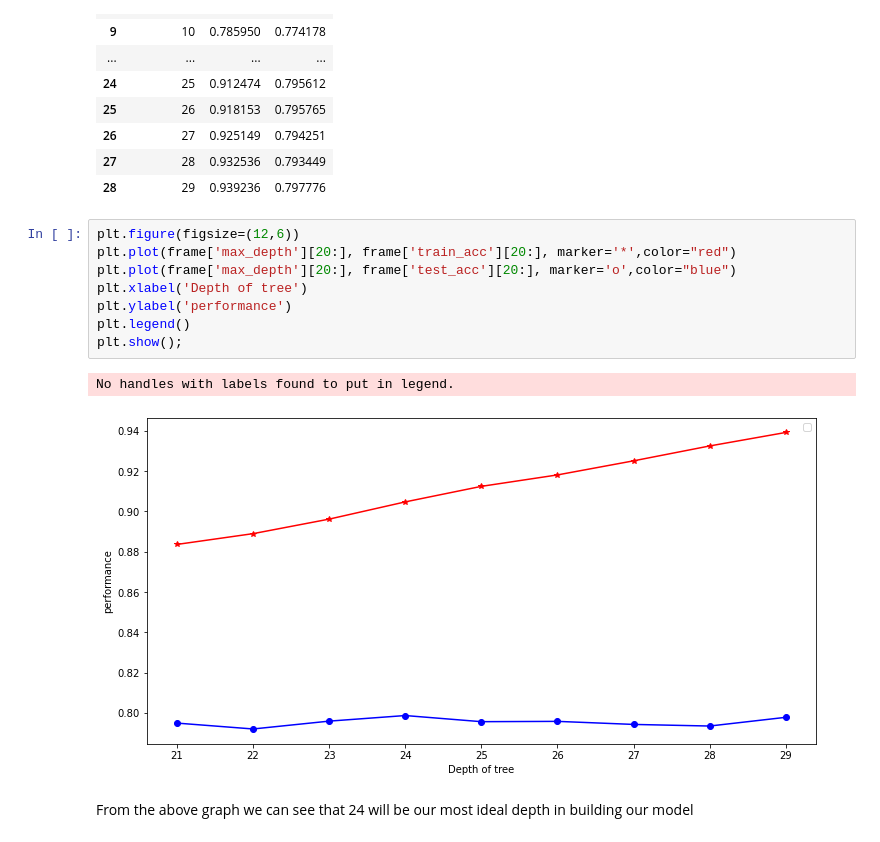
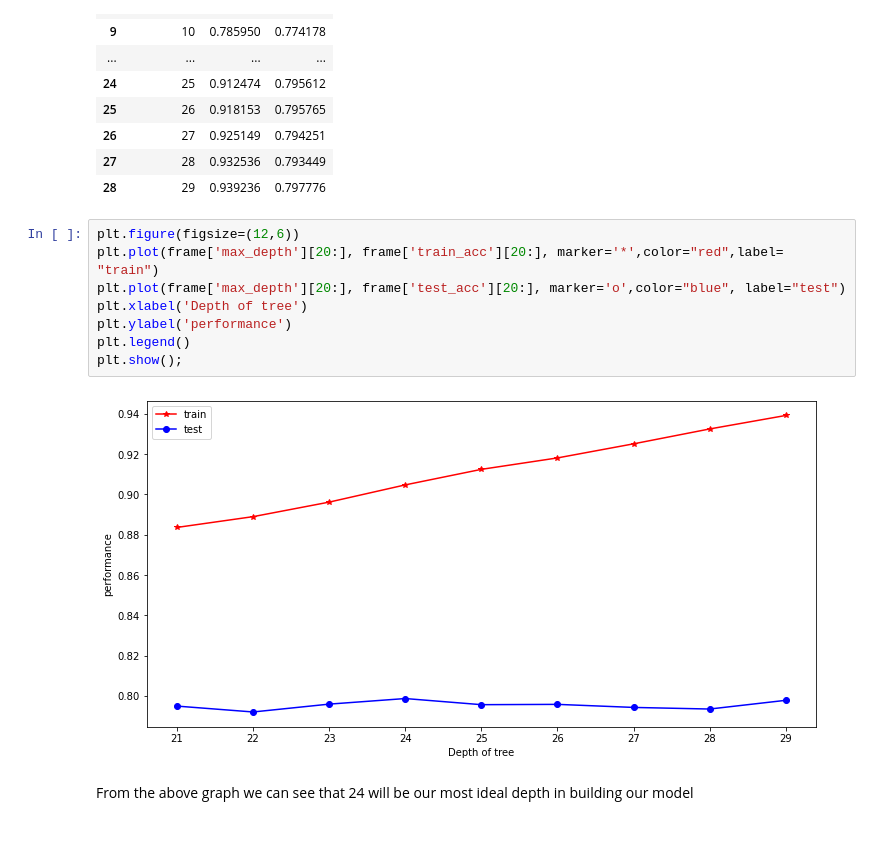
Before and after one commit to stephenmungai/phase3_project, a Jupyter notebook: index.ipynb, the cells around one changed output. Cells and saved outputs as stored; diff of their text form.

```diff
--- a/index.ipynb
+++ b/index.ipynb
@@ -2196,15 +2195,14 @@ frame.head(30)
 | 28 | 29 | 0.939236 | 0.797776 |
 # %%
 plt.figure(figsize=(12,6))
-plt.plot(frame['max_depth'][20:], frame['train_acc'][20:], marker='*',color="red")
-plt.plot(frame['max_depth'][20:], frame['test_acc'][20:], marker='o',color="blue")
+plt.plot(frame['max_depth'][20:], frame['train_acc'][20:], marker='*',color="red",label= "train")
+plt.plot(frame['max_depth'][20:], frame['test_acc'][20:], marker='o',color="blue", label="test")
 plt.xlabel('Depth of tree')
 plt.ylabel('performance')
 plt.legend()
 plt.show();
 # %% [output]
-No handles with labels found to put in legend.
-[figure, old version]
+[figure, new version]
 # %% [markdown]
 From the above graph we can see that 24 will be our most ideal depth in building our model
 # %%
```
Also changed, not shown: parts of 5 cells of this notebook, 7 other files.
